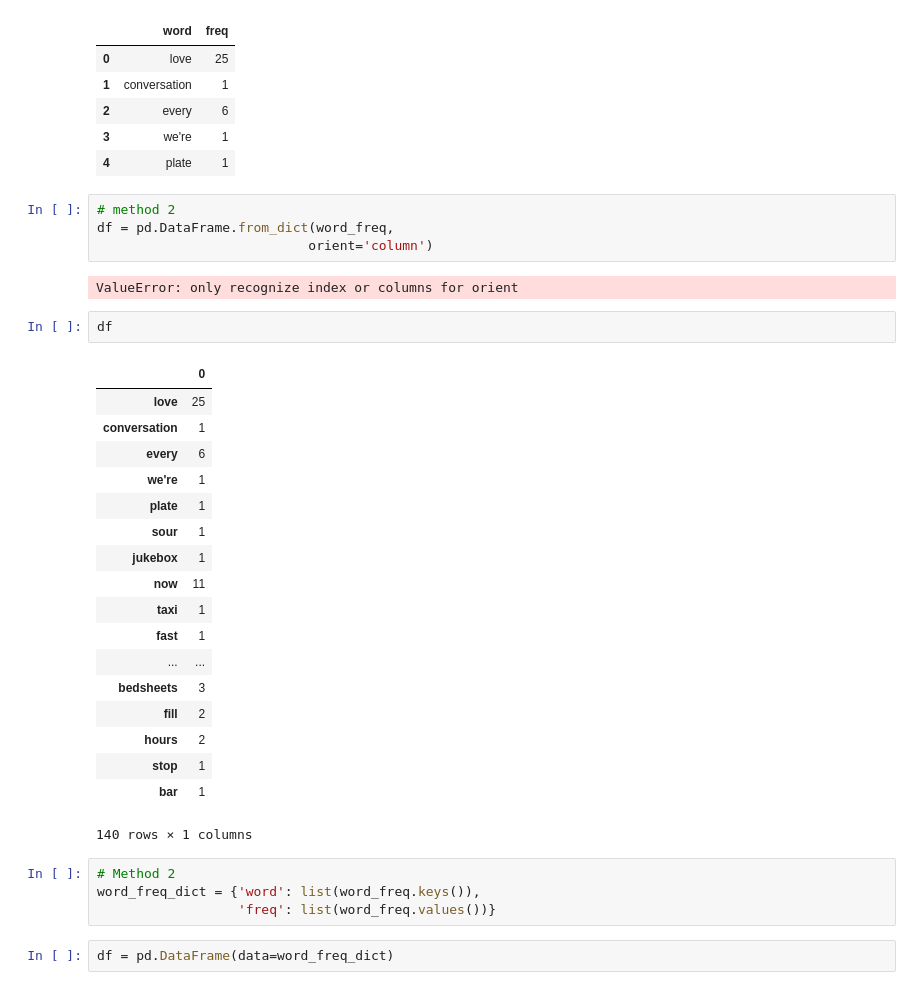
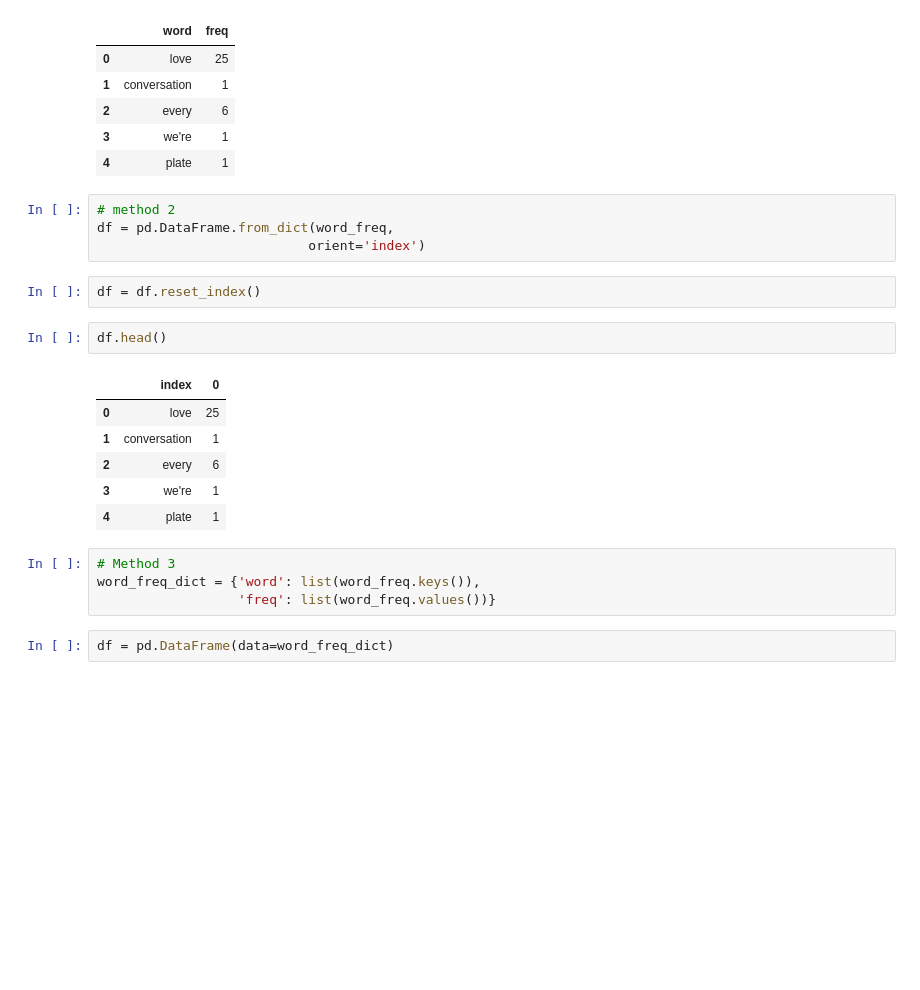
Before and after one commit to ironhacksao-datateam/june2019-ft, a Jupyter notebook: week_1/03_lab_tuple_set_dict_challenge1_week1/your-code/03_lab_tuple_set_dict_challenge3_week1.ipynb, the cells around one changed output. Drawn from its saved outputs; the diff is of its cells as text; blank space fills up the shorter version.

```diff
--- a/week_1/03_lab_tuple_set_dict_challenge1_week1/your-code/03_lab_tuple_set_dict_challenge3_week1.ipynb
+++ b/week_1/03_lab_tuple_set_dict_challenge1_week1/your-code/03_lab_tuple_set_dict_challenge3_week1.ipynb
@@ -163,32 +163,20 @@ df.head()
 # %%
 # method 2
 df = pd.DataFrame.from_dict(word_freq,
-                           orient='column')
+                           orient='index')
-# %% [output]
-ValueError: only recognize index or columns for orient
+# %%
+df = df.reset_index()
 # %%
-df
+df.head()
 # %% [output]
-|  | 0 |
-| love | 25 |
-| conversation | 1 |
-| every | 6 |
-| we're | 1 |
-| plate | 1 |
-| sour | 1 |
-| jukebox | 1 |
-| now | 11 |
-| taxi | 1 |
-| fast | 1 |
-| ... | ... |
-| bedsheets | 3 |
-| fill | 2 |
-| hours | 2 |
-| stop | 1 |
-| bar | 1 |
+|  | index | 0 |
+| 0 | love | 25 |
+| 1 | conversation | 1 |
+| 2 | every | 6 |
+| 3 | we're | 1 |
+| 4 | plate | 1 |
-140 rows × 1 columns
 # %%
-# Method 2
+# Method 3
 word_freq_dict = {'word': list(word_freq.keys()),
                   'freq': list(word_freq.values())}
 # %%
```
Also changed, not shown: 4 other files.
